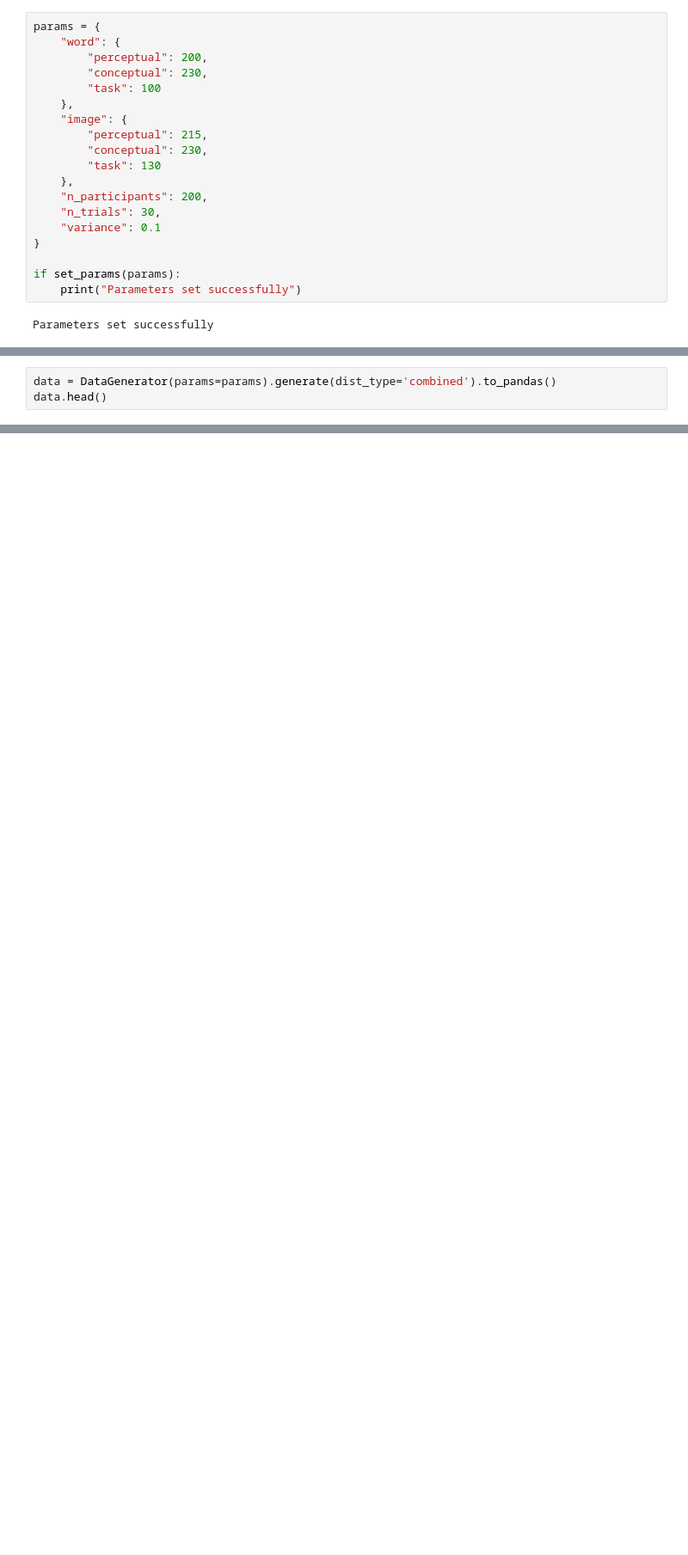
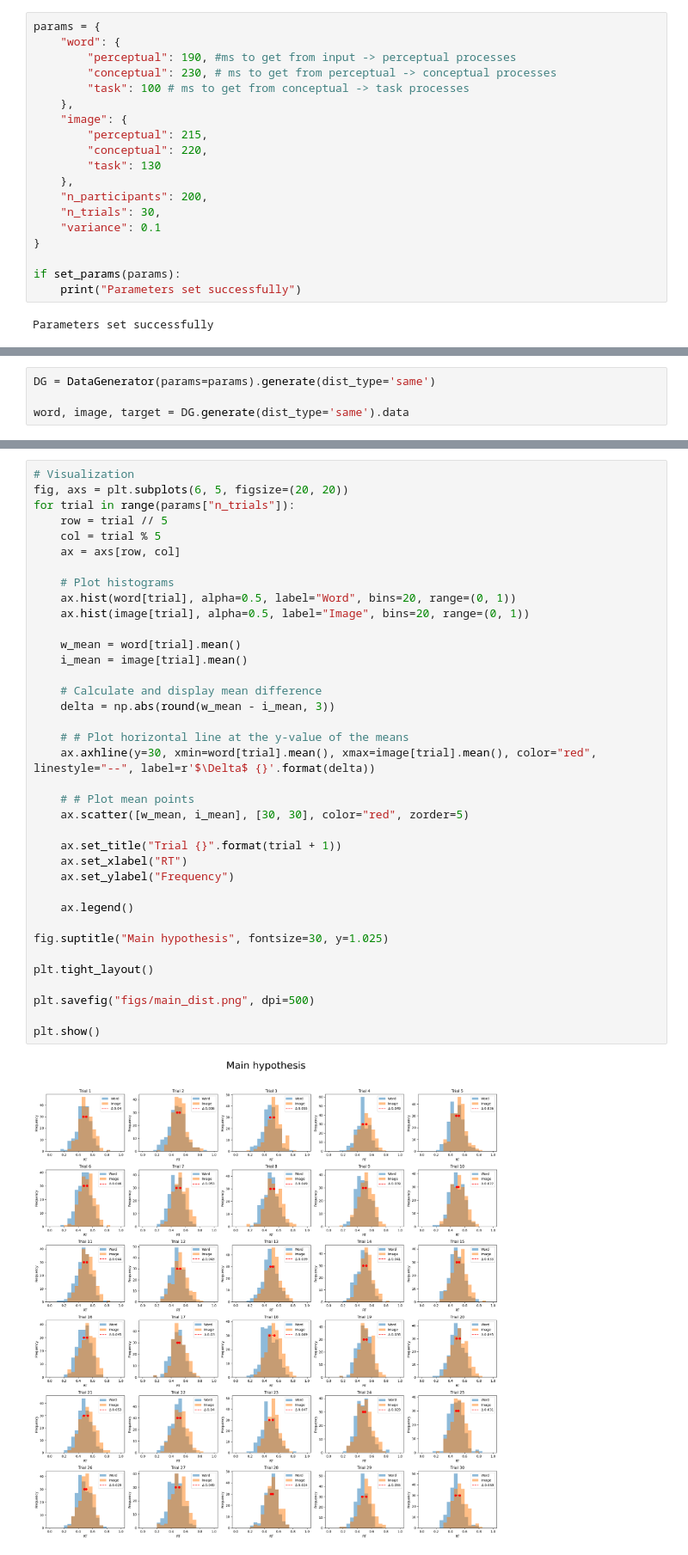
Before and after one commit to w-decker/wiscs-simulation, a Jupyter notebook: wiscs-simulations.ipynb, the cells around one changed output, grey strips where cells are left out. Shown at 86% size. Saved outputs shown, nothing was run; the diff lists cells and outputs as text; blank space fills up the shorter version.

```diff
--- a/wiscs-simulations.ipynb
+++ b/wiscs-simulations.ipynb
@@ -17,13 +31,13 @@ Params must be a dictionary of dictionaries with the following keys:
 # %%
 params = {
     "word": {
-        "perceptual": 200,
-        "conceptual": 230,
-        "task": 100
+        "perceptual": 190, #ms to get from input -> perceptual processes
+        "conceptual": 230, # ms to get from perceptual -> conceptual processes
+        "task": 100 # ms to get from conceptual -> task processes
     },
     "image": {
         "perceptual": 215,
-        "conceptual": 230,
+        "conceptual": 220,
         "task": 130
     },
     "n_participants": 200,
@@ -38,3 +55,4 @@ Parameters set successfully
 # %%
-data = DataGenerator(params=params).generate(dist_type='combined').to_pandas()
-data.head()
+DG = DataGenerator(params=params).generate(dist_type='same')
+
+word, image, target = DG.generate(dist_type='same').data
@@ -47,0 +79,39 @@ data.head()
+# %%
+# Visualization
+fig, axs = plt.subplots(6, 5, figsize=(20, 20))
+for trial in range(params["n_trials"]):
+    row = trial // 5
+    col = trial % 5
+    ax = axs[row, col]
+
+    # Plot histograms
+    ax.hist(word[trial], alpha=0.5, label="Word", bins=20, range=(0, 1))
+    ax.hist(image[trial], alpha=0.5, label="Image", bins=20, range=(0, 1))
+
+    w_mean = word[trial].mean()
+    i_mean = image[trial].mean()
+
+    # Calculate and display mean difference
+    delta = np.abs(round(w_mean - i_mean, 3))
+
+    # # Plot horizontal line at the y-value of the means
+    ax.axhline(y=30, xmin=word[trial].mean(), xmax=image[trial].mean(), color="red", linestyle="--", label=r'$\Delta$ {}'.format(delta))
+
+    # # Plot mean points
+    ax.scatter([w_mean, i_mean], [30, 30], color="red", zorder=5)
+
+    ax.set_title("Trial {}".format(trial + 1))
+    ax.set_xlabel("RT")
+    ax.set_ylabel("Frequency")
+
+    ax.legend()
+
+fig.suptitle("Main hypothesis", fontsize=30, y=1.025)
+
+plt.tight_layout()
+
+plt.savefig("figs/main_dist.png", dpi=500)
+
+plt.show()
+# %% [output]
+[figure, added]
```
Also changed, not shown: parts of 16 cells of this notebook, 3 other files.
